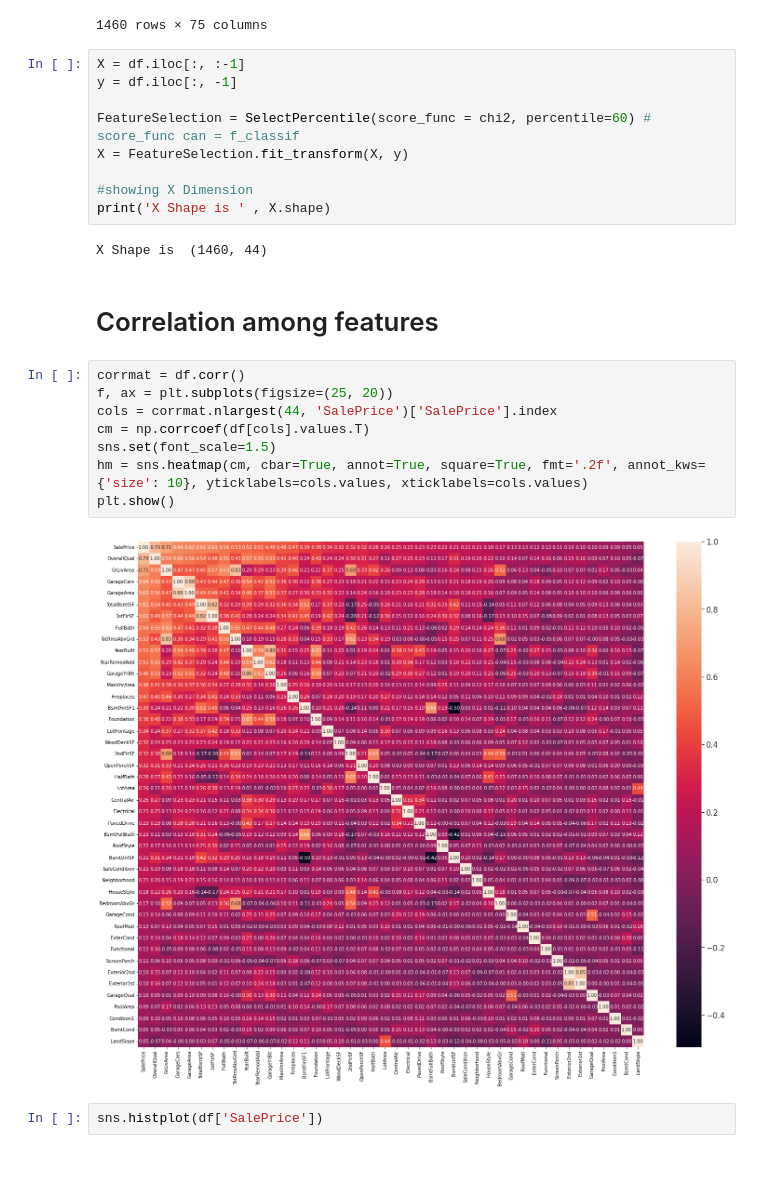
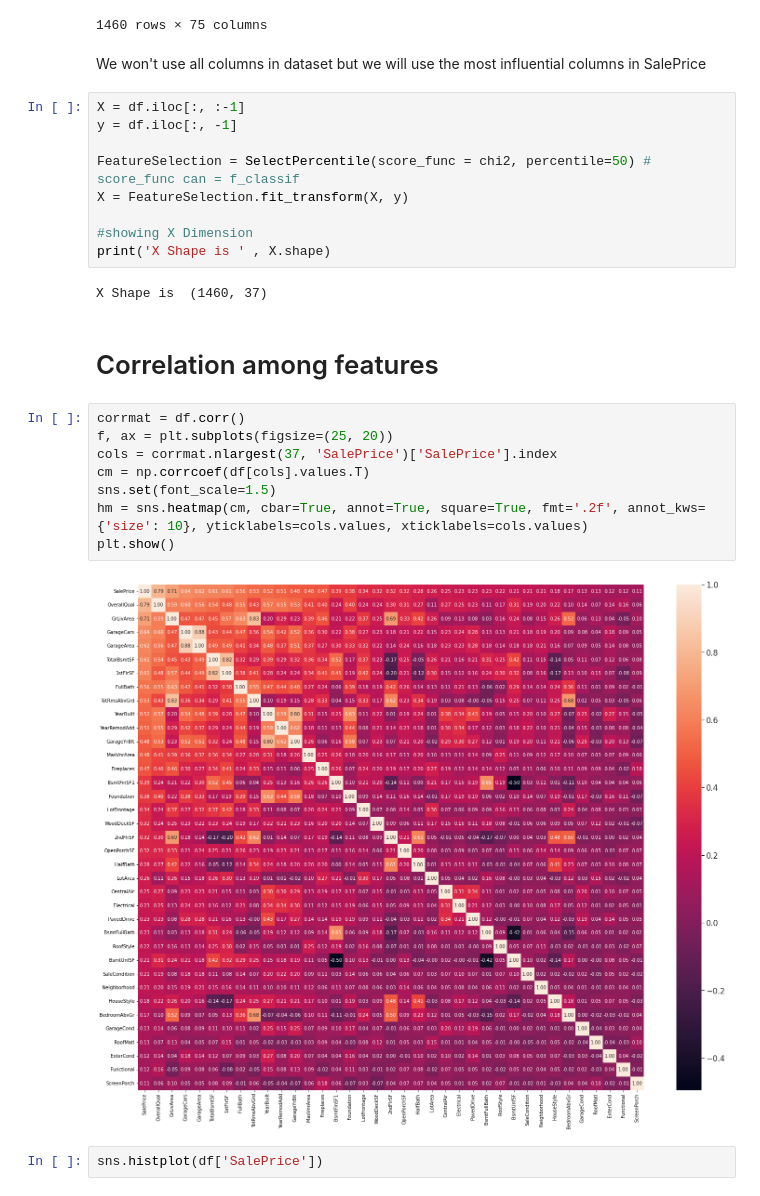
Before and after one commit to ZiadHamada/ZiadHamada, a Jupyter notebook: house-pricesing-linearregression-decisiontree.ipynb, the cells around one changed output. Cells and saved outputs as stored; diff of their text form; blank space fills up the shorter version.

Commit message:
Kaggle Notebook | Predict House price using RFs,Gradient Boosting  | Version 17

```diff
--- a/house-pricesing-linearregression-decisiontree.ipynb
+++ b/house-pricesing-linearregression-decisiontree.ipynb
@@ -202,29 +220,31 @@ df
 | 1458 | 3 | 1 | 3 | 3 | 0 | 4 | 0 | 12 | 2 | ... |
 | 1459 | 3 | 1 | 3 | 3 | 0 | 4 | 0 | 7 | 2 | ... |
 1460 rows × 75 columns
+# %% [markdown]
+We won't use all columns in dataset but we will use the most influential columns in SalePrice
 # %%
 X = df.iloc[:, :-1]
 y = df.iloc[:, -1]
 
-FeatureSelection = SelectPercentile(score_func = chi2, percentile=60) # score_func can = f_classif
+FeatureSelection = SelectPercentile(score_func = chi2, percentile=50) # score_func can = f_classif
 X = FeatureSelection.fit_transform(X, y)
 
 #showing X Dimension
 print('X Shape is ' , X.shape)
 # %% [output]
-X Shape is  (1460, 44)
+X Shape is  (1460, 37)
 # %% [markdown]
 # Correlation among features
 # %%
 corrmat = df.corr()
 f, ax = plt.subplots(figsize=(25, 20))
-cols = corrmat.nlargest(44, 'SalePrice')['SalePrice'].index
+cols = corrmat.nlargest(37, 'SalePrice')['SalePrice'].index
 cm = np.corrcoef(df[cols].values.T)
 sns.set(font_scale=1.5)
 hm = sns.heatmap(cm, cbar=True, annot=True, square=True, fmt='.2f', annot_kws={'size': 10}, yticklabels=cols.values, xticklabels=cols.values)
 plt.show()
 # %% [output]
-[figure, old version]
+[figure, new version]
 # %%
 sns.histplot(df['SalePrice'])
 # %% [output]
```
Also changed, not shown: parts of 25 cells of this notebook.
